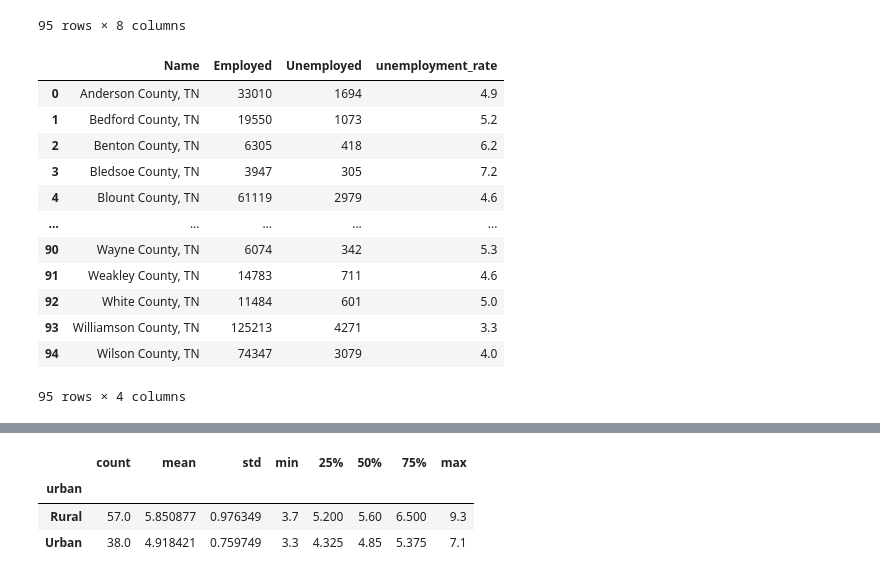
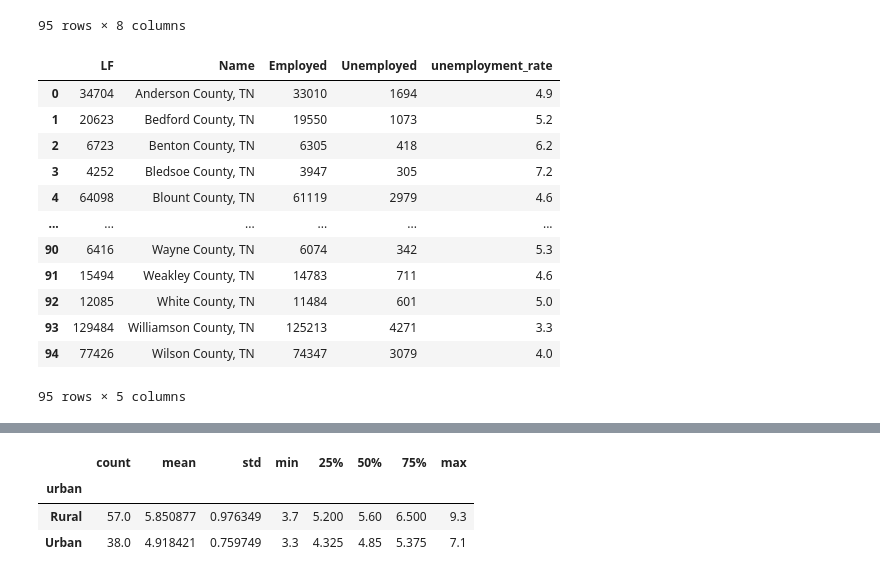
Before and after one commit to Emily-A-Schmitz/data-science-essentials-4, a Jupyter notebook: notebooks/Week3_Homework.ipynb, the cells around one changed output, grey strips where cells are left out. Saved outputs shown, nothing was run; the diff lists cells and outputs as text; code cells hidden in the pictures.

```diff
--- a/notebooks/Week3_Homework.ipynb
+++ b/notebooks/Week3_Homework.ipynb
@@ -242,20 +262,20 @@ physicians
 | 94 | 47189 | tennessee | Wilson | 43.0 | 136666 | Urban | 3178.279070 | ... |
 95 rows × 8 columns
 # %%
-cleaned_unemployment = unemployment[['Name', 'Employed', 'Unemployed', 'unemployment_rate']]
+cleaned_unemployment = unemployment[['LF','Name', 'Employed', 'Unemployed', 'unemployment_rate']]
 cleaned_unemployment
 # %% [output]
-|  | Name | Employed | Unemployed | unemployment_rate |
-| 0 | Anderson County, TN | 33010 | 1694 | 4.9 |
-| 1 | Bedford County, TN | 19550 | 1073 | 5.2 |
-| 2 | Benton County, TN | 6305 | 418 | 6.2 |
-| 3 | Bledsoe County, TN | 3947 | 305 | 7.2 |
-| 4 | Blount County, TN | 61119 | 2979 | 4.6 |
-| ... | ... | ... | ... | ... |
-| 90 | Wayne County, TN | 6074 | 342 | 5.3 |
-| 91 | Weakley County, TN | 14783 | 711 | 4.6 |
-| 92 | White County, TN | 11484 | 601 | 5.0 |
-| 93 | Williamson County, TN | 125213 | 4271 | 3.3 |
-| 94 | Wilson County, TN | 74347 | 3079 | 4.0 |
+|  | LF | Name | Employed | Unemployed | unemployment_rate |
+| 0 | 34704 | Anderson County, TN | 33010 | 1694 | 4.9 |
+| 1 | 20623 | Bedford County, TN | 19550 | 1073 | 5.2 |
+| 2 | 6723 | Benton County, TN | 6305 | 418 | 6.2 |
+| 3 | 4252 | Bledsoe County, TN | 3947 | 305 | 7.2 |
+| 4 | 64098 | Blount County, TN | 61119 | 2979 | 4.6 |
+| ... | ... | ... | ... | ... | ... |
+| 90 | 6416 | Wayne County, TN | 6074 | 342 | 5.3 |
+| 91 | 15494 | Weakley County, TN | 14783 | 711 | 4.6 |
+| 92 | 12085 | White County, TN | 11484 | 601 | 5.0 |
+| 93 | 129484 | Williamson County, TN | 125213 | 4271 | 3.3 |
+| 94 | 77426 | Wilson County, TN | 74347 | 3079 | 4.0 |
-95 rows × 4 columns
+95 rows × 5 columns
 # %%
```
Also changed, not shown: parts of 9 cells of this notebook.
